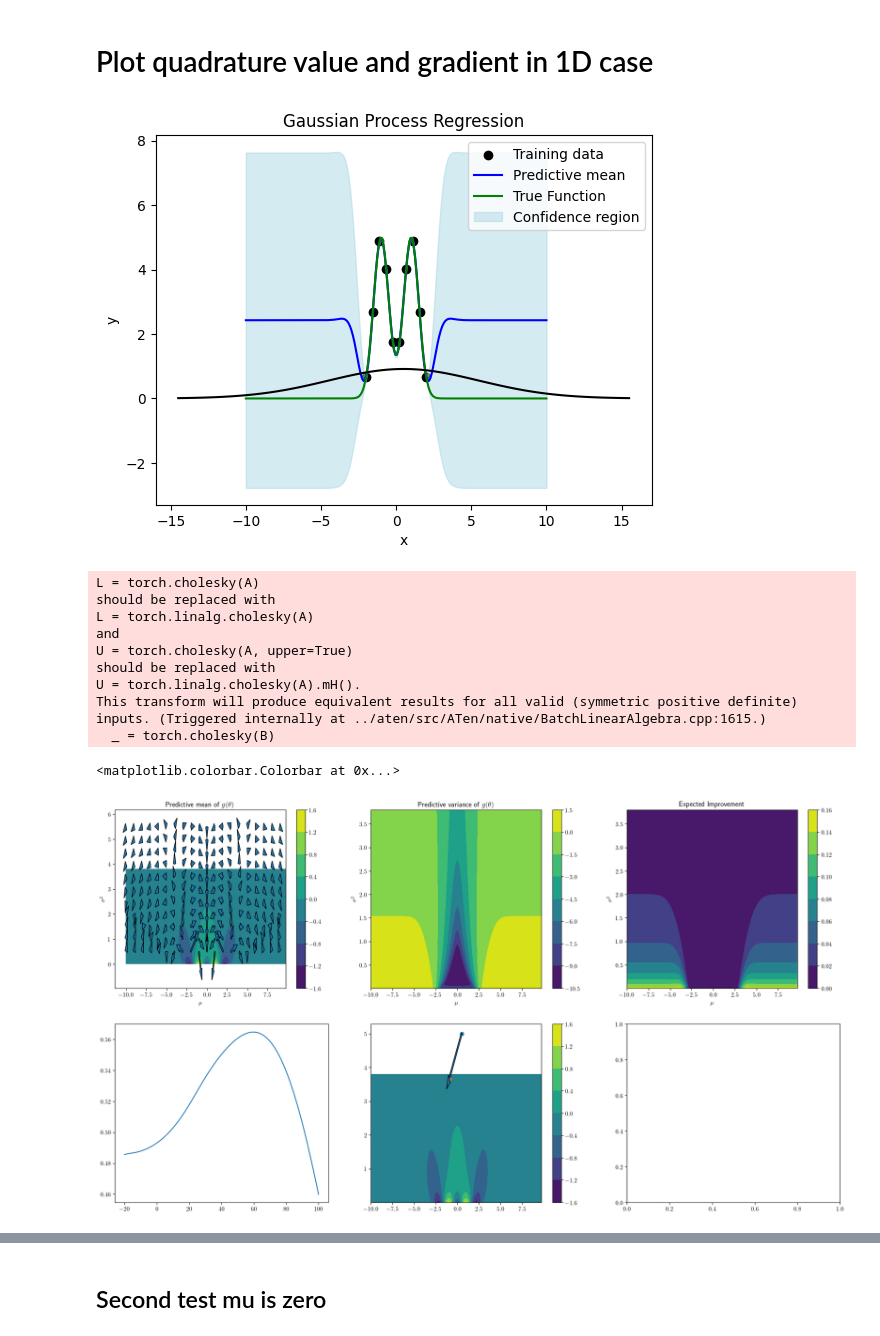
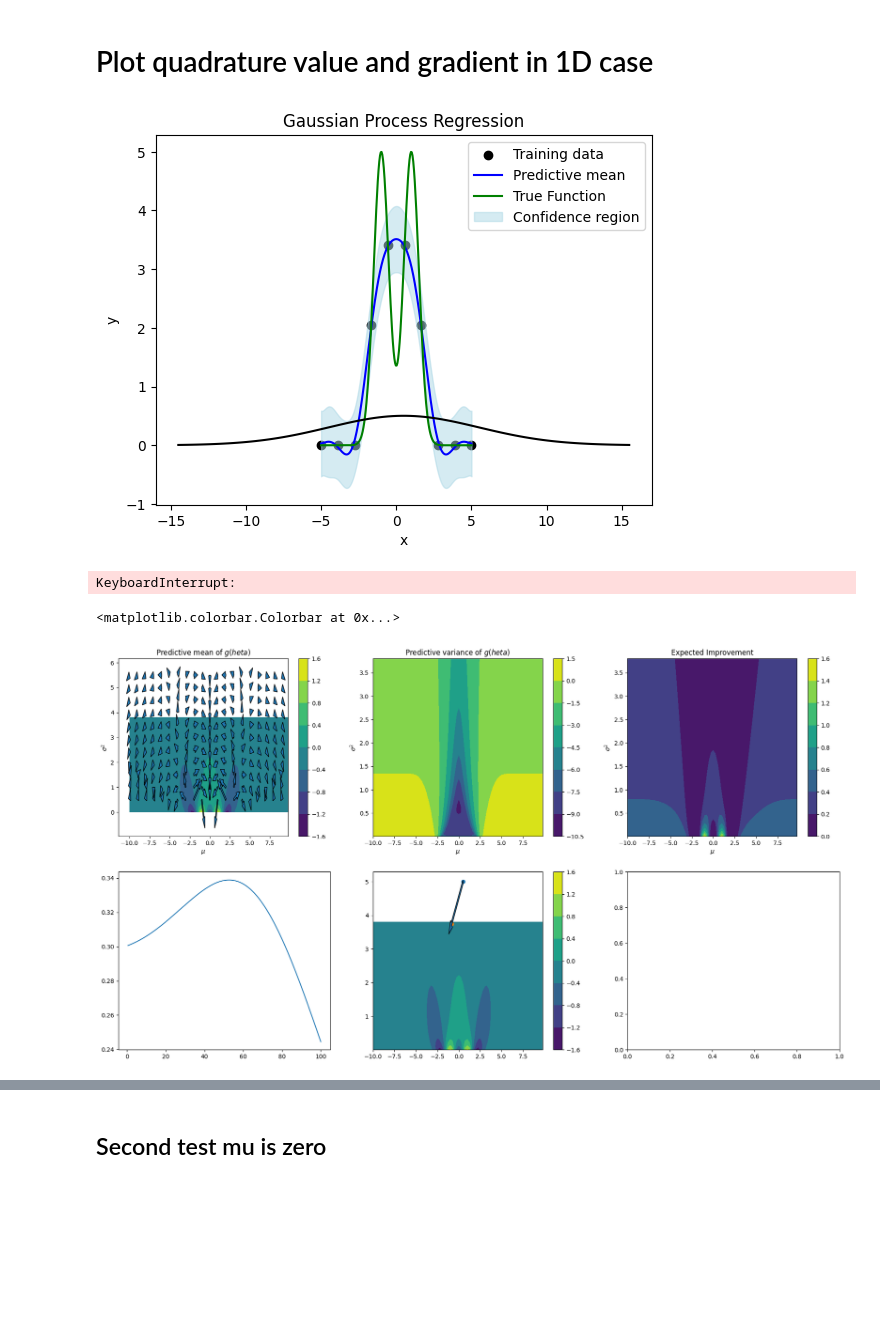
Before and after one commit to pierreosselin/ProbNES, a Jupyter notebook: notebook/illustration_quadrature.ipynb, the cells around one changed output, grey strips where cells are left out. Cells and saved outputs as stored; diff of their text form; code cells hidden in the pictures; blank space fills up the shorter version.

```diff
--- a/notebook/illustration_quadrature.ipynb
+++ b/notebook/illustration_quadrature.ipynb
@@ -65,36 +65,36 @@ quad_distrib = MultivariateNormal(mean_distrib, var_distrib)
 NORMALIZE = True
 
 n = 10
-bounds = 2
-lb, up= -10., 10.
+bounds = 5
+lb, up= -5., 5.
 train_X = torch.linspace(-bounds,bounds, n, dtype=torch.float64).reshape(-1,1)
 #train_Y = (objective(train_X)).sum(dim=1, keepdim=True)
 train_Y = objective(train_X).reshape(-1,1)
 
 if NORMALIZE:
     mean_Y = torch.mean(train_Y, dim = 0)
     std_Y = torch.std(train_Y, dim = 0)
     train_Y = (train_Y - mean_Y)/std_Y
 else:
     mean_Y = None
     std_Y = None
 
 # RBF kernel + training
 covar_module = ScaleKernel(
                 RBFKernel(
                     ard_num_dims=train_X.shape[-1],
                     batch_shape=None,
                     lengthscale_prior=GammaPrior(3.0, 6.0),
                 ),
                 batch_shape=None,
                 outputscale_prior=GammaPrior(2.0, 0.15),
             )
 
 model = SingleTaskGP(train_X, train_Y, covar_module=covar_module)
 mll = ExactMarginalLogLikelihood(model.likelihood, model)
 fit_gpytorch_mll(mll)
 
 
 plot_GP_fit(model, quad_distrib, train_X, train_Y, objective, normalize=NORMALIZE, lb=lb, up=up, mean_Y=mean_Y, std_Y=std_Y)
 # %% [output]
-[figure, old version]
+[figure, new version]
@@ -144,5 +115,5 @@ def expected_improvement(theta, var, y_max, xi=0.01):
 # %%
-b = np.arange(-10, 10, 0.25)
+b = np.arange(-bounds, bounds, 0.25)
 d = np.arange(0, 2, 0.05)[1:]**2
 B, D = np.meshgrid(b, d)
 n, m = b.shape[0], d.shape[0]
@@ -152,26 +123,19 @@ result_ei = []
 for el in tqdm(res):
     post = posterior_quad(el[0], el[1])
     result.append(post)
-    result_ei.append(expected_improvement(post[0].detach().numpy(), np.sqrt(post[1].detach().numpy()), torch.max(train_Y).numpy()))
+    mean_joint, covar_joint = quad.compute_joint_distribution_zero_order(torch.tensor([el[0]]), torch.tensor([[el[1]]]))
+    result_ei.append(EI(mean_joint, covar_joint))
 
 mean, var = torch.tensor(result).numpy()[:,0].reshape(m,n), torch.tensor(result).numpy()[:,1].reshape(m,n)
 ei = torch.tensor(result_ei).numpy().reshape(m,n)
+# %% [output]
+KeyboardInterrupt:
 # %%
-t_linspace = torch.linspace(-20., 100., 200, dtype=train_X.dtype)
+t_linspace = torch.linspace(0., 100., 200, dtype=train_X.dtype)[1:]
 result_wolfe = []
 for t in t_linspace:
     result_wolfe.append(quad.compute_p_wolfe(t))
 wolfe_tensor = torch.tensor(result_wolfe)
-# %% [output]
-L = torch.cholesky(A)
-should be replaced with
-L = torch.linalg.cholesky(A)
-and
-U = torch.cholesky(A, upper=True)
-should be replaced with
-U = torch.linalg.cholesky(A).mH().
-This transform will produce equivalent results for all valid (symmetric positive definite) inputs. (Triggered internally at ../aten/src/ATen/native/BatchLinearAlgebra.cpp:1615.)
-  _ = torch.cholesky(B)
 # %%
 ## Compute gradients at multiple places
 b_grad = np.arange(-10, 10, 1)
@@ -198,7 +162,7 @@ Plot the following:
 - Plot (max) acquisition function?
 - Plot wolfe condition given these plots
 """
-plt.rcParams['text.usetex'] = True
+#plt.rcParams['text.usetex'] = True
 
 fig, axs = plt.subplots(2, 3, figsize=(22, 12))
 
@@ -206,19 +170,19 @@ contour1 = axs[0,0].contourf(B, D, mean)
 # Gradient
 for i, el in tqdm(enumerate(res_grad)):
     axs[0, 0].arrow(el[0], el[1], result_grad[i][0], result_grad[i][1], width = 0.1)
-axs[0,0].set_xlabel(r'$\mu$')
-axs[0,0].set_ylabel(r'$\sigma^{2}$')
-axs[0,0].set_title(r"Predictive mean of $g(\theta)$")
+axs[0,0].set_xlabel('$\mu$')
+axs[0,0].set_ylabel('$\sigma^{2}$')
+axs[0,0].set_title("Predictive mean of $g(\theta)$")
 
 contour2 = axs[0, 1].contourf(B, D, np.log(var))
-axs[0, 1].set_xlabel(r'$\mu$')
-axs[0, 1].set_ylabel(r'$\sigma^{2}$')
-axs[0, 1].set_title(r"Predictive variance of $g(\theta)$")
+axs[0, 1].set_xlabel('$\mu$')
+axs[0, 1].set_ylabel('$\sigma^{2}$')
+axs[0, 1].set_title("Predictive variance of $g(\theta)$")
 
 contour3 = axs[0,2].contourf(B, D, ei)
-axs[0,2].set_xlabel(r'$\mu$')
-axs[0,2].set_ylabel(r'$\sigma^{2}$')
-axs[0,2].set_title(r"Expected Improvement")
+axs[0,2].set_xlabel('$\mu$')
+axs[0,2].set_ylabel('$\sigma^{2}$')
+axs[0,2].set_title("Expected Improvement")
 
 
 contour4 = axs[1,1].contourf(B, D, mean)
@@ -236,4 +200,4 @@ fig.colorbar(contour3, ax=axs[0,2])
 fig.colorbar(contour4, ax=axs[1,1])
 # %% [output]
 <matplotlib.colorbar.Colorbar at 0x...>
-[figure, old version]
+[figure, new version]
```
Also changed, not shown: parts of 4 cells of this notebook, 6 other files.
